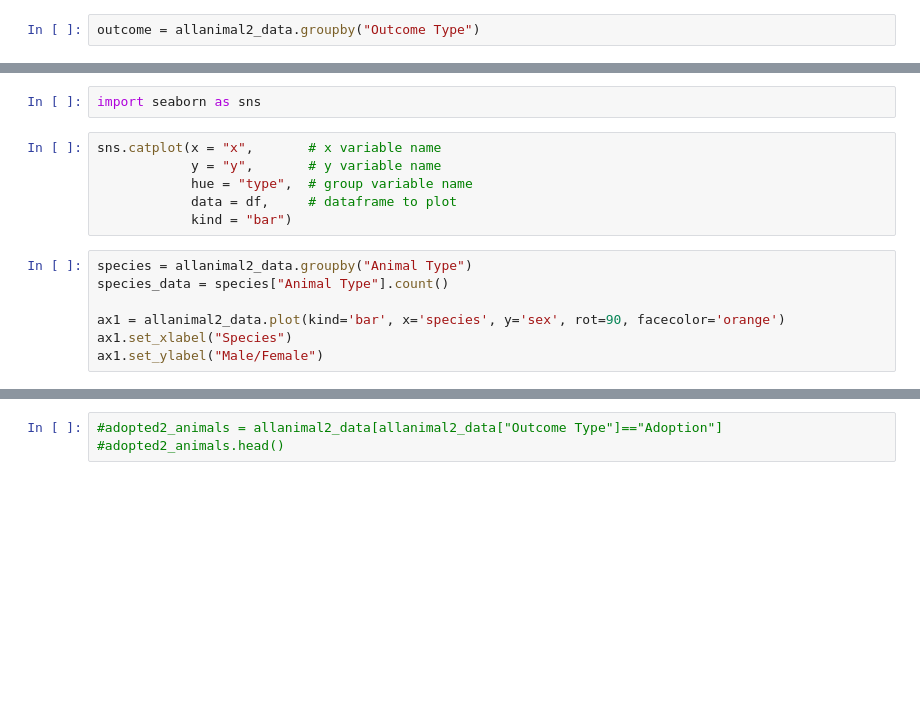
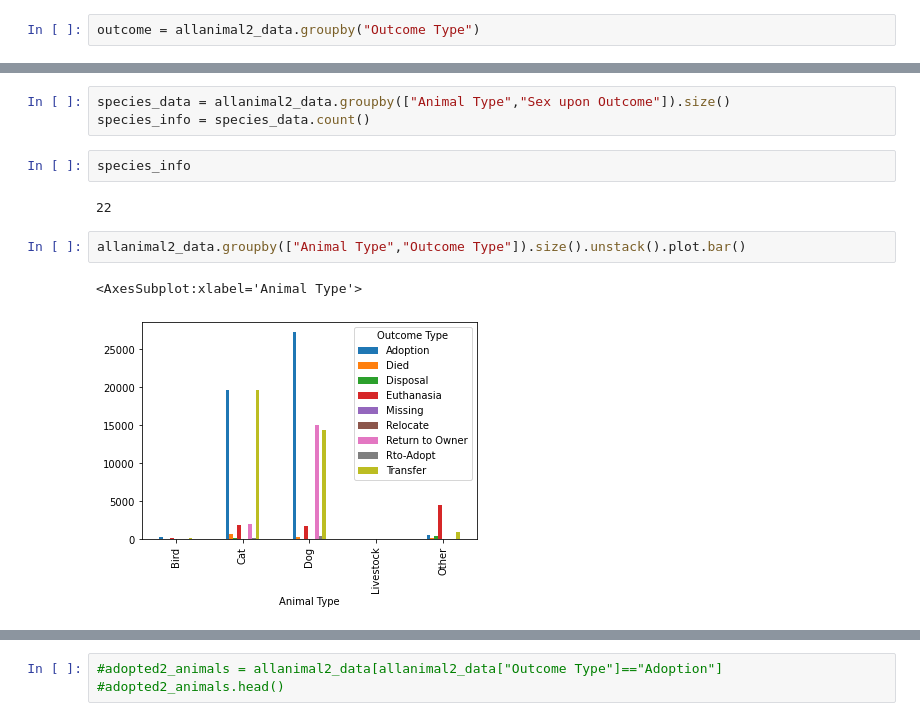
Before and after one commit to elizabethschall2934/Final-Project, a Jupyter notebook: clean_data.ipynb, the cells around one changed output, grey strips where cells are left out. Saved outputs shown, nothing was run; the diff lists cells and outputs as text; blank space fills up the shorter version.

Commit message:
more data parsing and viewing

```diff
--- a/clean_data.ipynb
+++ b/clean_data.ipynb
@@ -105,15 +161,12 @@ ax1.set_ylabel("Count")
-# %%
-import seaborn as sns
-# %%
-sns.catplot(x = "x",       # x variable name
-            y = "y",       # y variable name
-            hue = "type",  # group variable name
-            data = df,     # dataframe to plot
-            kind = "bar")
 # %%
-species = allanimal2_data.groupby("Animal Type")
-species_data = species["Animal Type"].count()
-
-ax1 = allanimal2_data.plot(kind='bar', x='species', y='sex', rot=90, facecolor='orange')
-ax1.set_xlabel("Species")
-ax1.set_ylabel("Male/Female")
+species_data = allanimal2_data.groupby(["Animal Type","Sex upon Outcome"]).size()
+species_info = species_data.count()
+# %%
+species_info
+# %% [output]
+22
+# %%
+allanimal2_data.groupby(["Animal Type","Outcome Type"]).size().unstack().plot.bar()
+# %% [output]
+<AxesSubplot:xlabel='Animal Type'>
+[figure, added]
```
Also changed, not shown: parts of 30 cells of this notebook.
